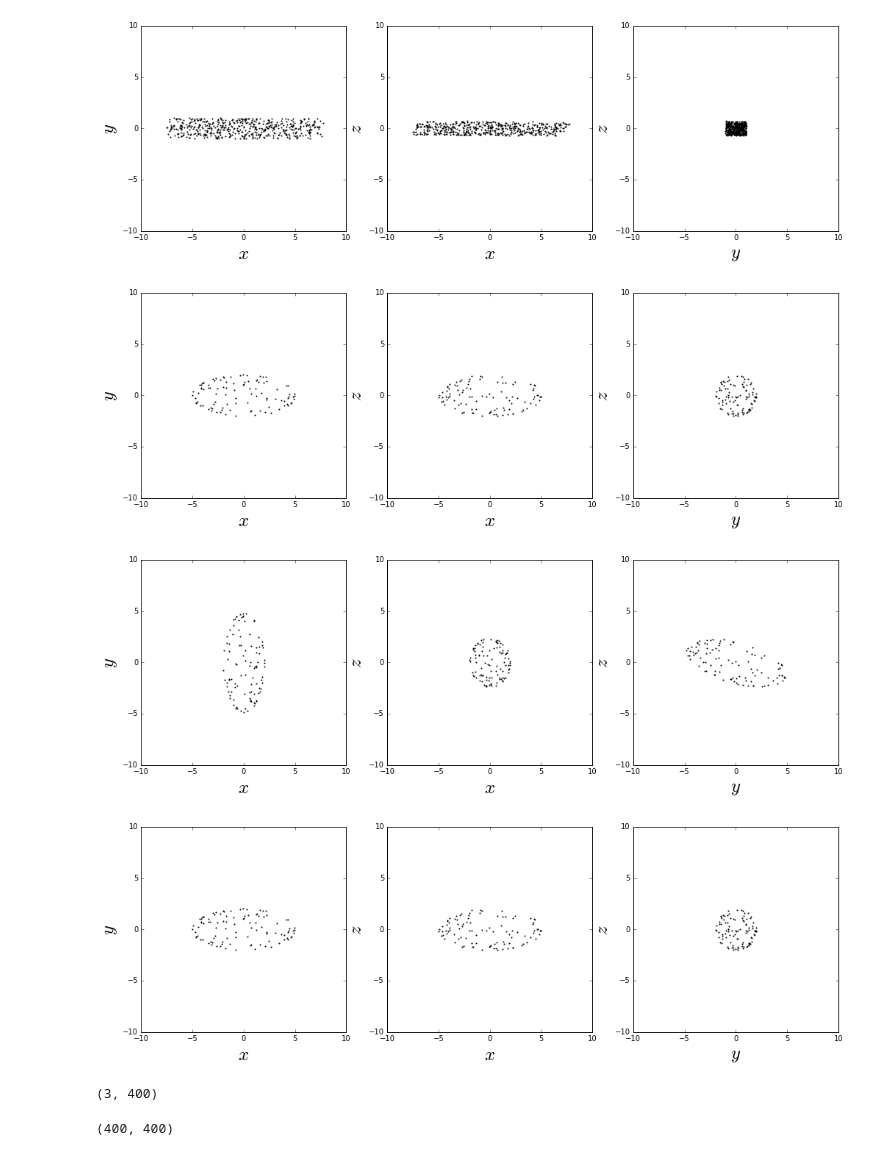
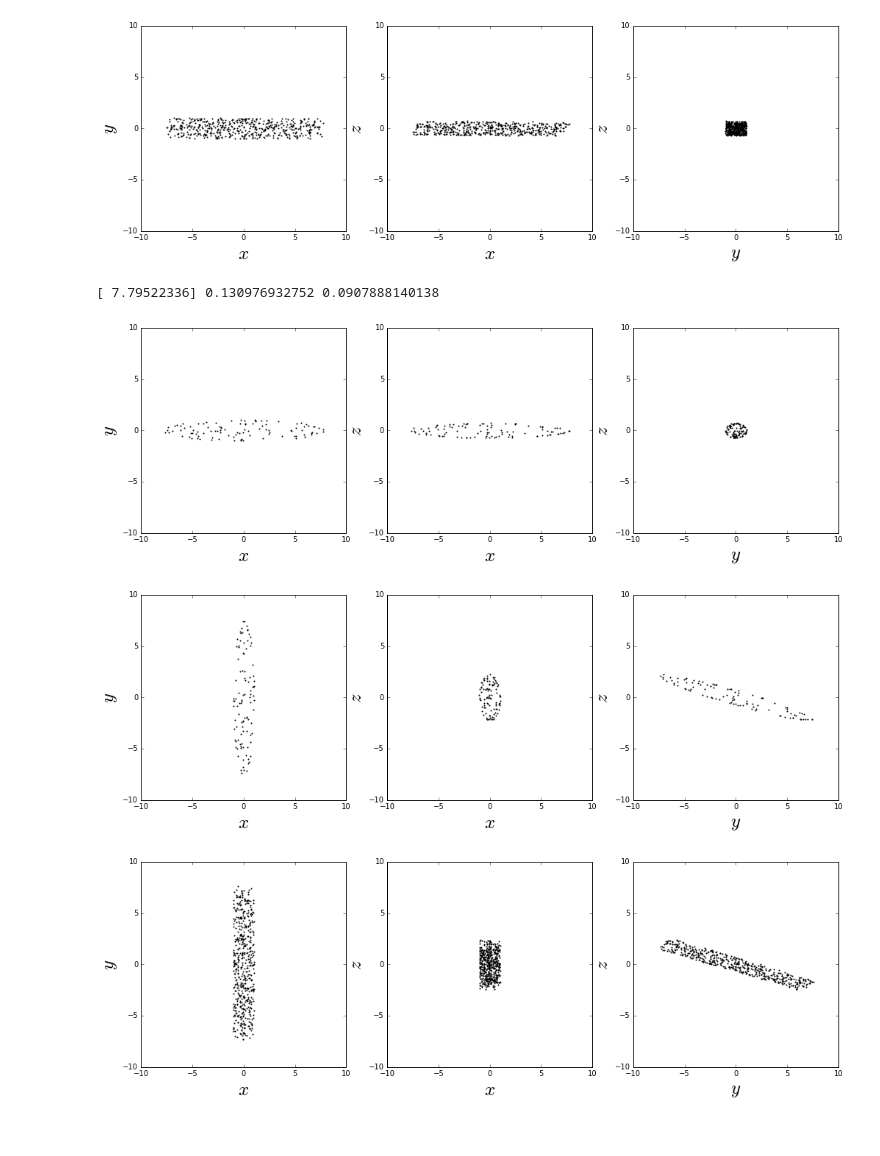
Before and after one commit to jngaravitoc/shapes, a Jupyter notebook: Inertia_tensor_method.ipynb, the cells around one changed output. Saved outputs shown, nothing was run; the diff lists cells and outputs as text; code cells hidden in the pictures.

```diff
--- a/Inertia_tensor_method.ipynb
+++ b/Inertia_tensor_method.ipynb
@@ -10,6 +10,11 @@ Populating the interactive namespace from numpy and matplotlib
 $I_{i,j} = \sum_{x_n V} \dfrac{x_{n}^{(i)} x_{n}^{(j)}}{d_n^2}$
 # %% [markdown]
 - Function RIT computes the reduced inertia tensor
+# %%
+def A(V, x_cm, y_cm, z_cm):
+    R = np.sqrt((V[0,:] - x_cm)**2 + (V[1,:] - y_cm)**2 + (V[2,:] - z_cm)**2)
+    index = where(R == max(R))[0]
+    return R[index]
 # %%
 def RIT(XYZ, q, s):
     I = np.zeros([3, 3])
@@ -146,19 +151,24 @@ def Ellipsoid(a, b, c):
     y = b * sin(arccos(theta)) * sin(phi)
     z = c * cos(arccos(theta))
     return x, y, z
+# %%
+a = A(cube_xyz,0,0,0)
+print a, q, s
+# %% [output]
+[ 7.79522336] 0.130976932752 0.0907888140138
 # %%
-xe, ye, ze = Ellipsoid(5, 2, 2)
+xe, ye, ze = Ellipsoid(a, q*a, s*a)
 # %%
 projection(xe, ye, ze)
 # %% [output]
-[figure, old version]
+[figure, new version]
 # %%
 XYZe = one_tensor(xe, ye, ze)
 # %%
 XYZ_e_rot = dot(evec, XYZe)
 # %%
 projection(XYZ_e_rot[0,:], XYZ_e_rot[1,:], XYZ_e_rot[2,:])
-projection(XYZe[0,:], XYZe[1,:], XYZe[2,:])
+projection(x, y, z)
 # %% [output]
-[figure, old version]
+[figure, new version]
-[figure, old version]
+[figure, new version]
@@ -174,4 +174,0 @@ XYZ[2,:] = zz
-# %%
-shape(XYZ)
-# %% [output]
-(3, 400)
@@ -184,12 +174,0 @@ zz = rot_XYZ[2,:]
-# %%
-[X,Y]=np.meshgrid(xx,yy)
-[X1,Z1]=np.meshgrid(xx,zz)
-[Y2,Z2]=np.meshgrid(yy,zz)
-
-
-print shape(X)
-c1 = ellipsoidXY(X, Y, q, s)
-c2 = ellipsoidXY(X1, Z1, q, s)
-c3 = ellipsoidXY(Y2, Z2, q, s)
-# %% [output]
-(400, 400)
```
Also changed, not shown: parts of 5 cells of this notebook.
